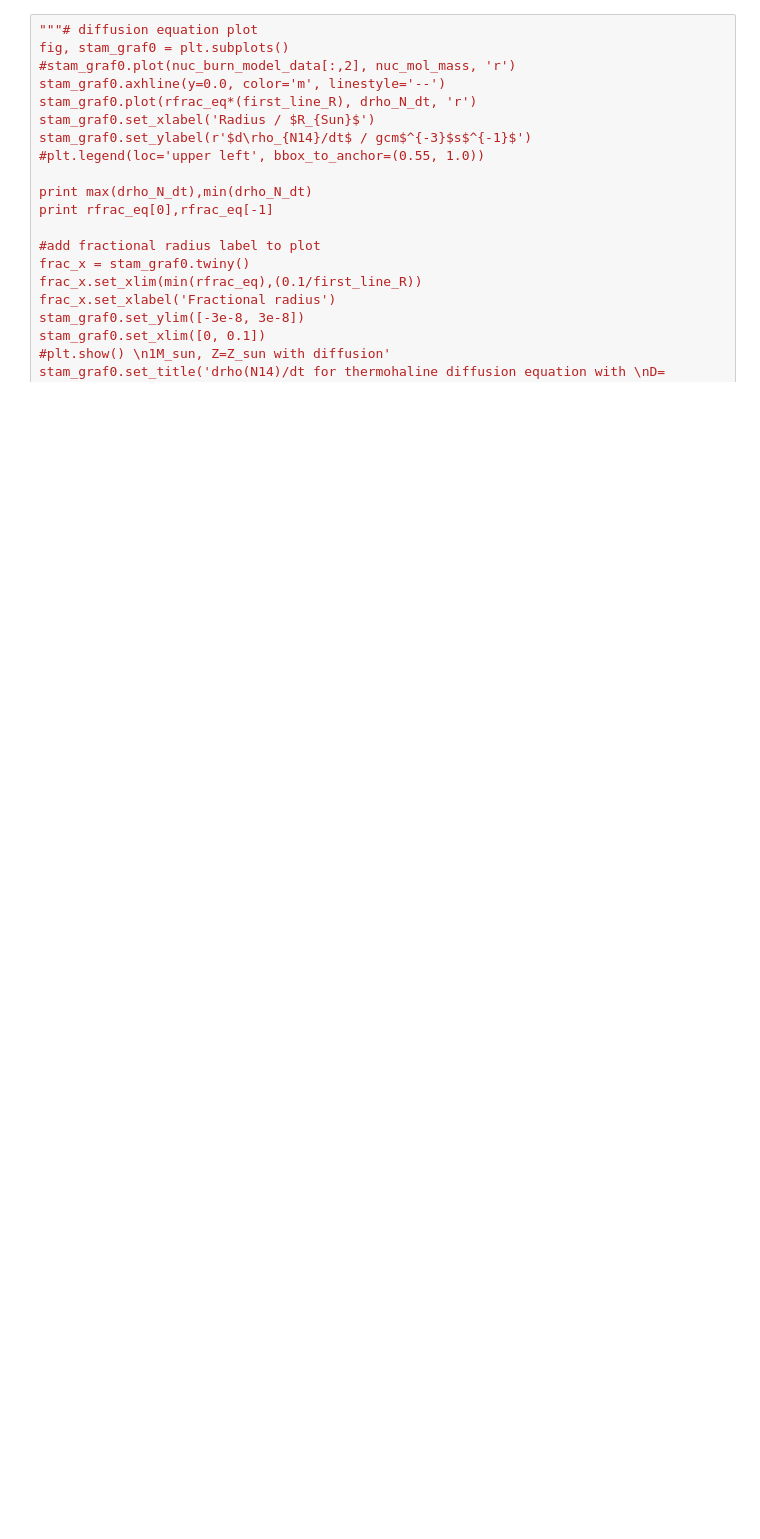
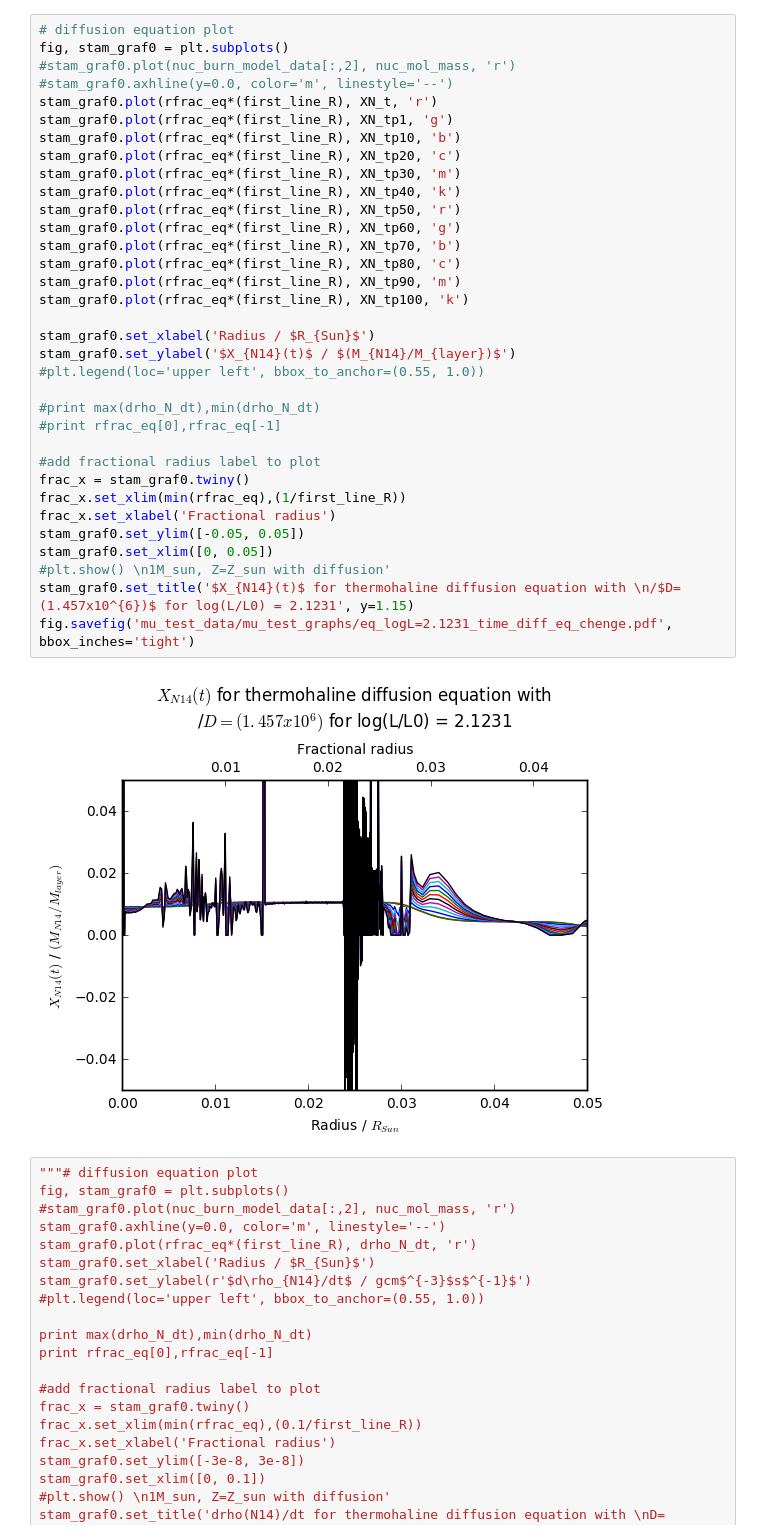
Before and after one commit to AlexlwAstro/phd_work, a Jupyter notebook: franec_stampe_plots.ipynb, the cells around one changed output. Drawn from its saved outputs; the diff is of its cells as text; blank space fills up the shorter version.

Commit message:
diff graphs

```diff
--- a/franec_stampe_plots.ipynb
+++ b/franec_stampe_plots.ipynb
@@ -291,6 +306,42 @@ model data:  (1424L, 16L) (430L, 16L)
 179
 1421
 1421
+# %%
+# diffusion equation plot
+fig, stam_graf0 = plt.subplots()
+#stam_graf0.plot(nuc_burn_model_data[:,2], nuc_mol_mass, 'r')
+#stam_graf0.axhline(y=0.0, color='m', linestyle='--')
+stam_graf0.plot(rfrac_eq*(first_line_R), XN_t, 'r')
+stam_graf0.plot(rfrac_eq*(first_line_R), XN_tp1, 'g')
+stam_graf0.plot(rfrac_eq*(first_line_R), XN_tp10, 'b')
+stam_graf0.plot(rfrac_eq*(first_line_R), XN_tp20, 'c')
+stam_graf0.plot(rfrac_eq*(first_line_R), XN_tp30, 'm')
+stam_graf0.plot(rfrac_eq*(first_line_R), XN_tp40, 'k')
+stam_graf0.plot(rfrac_eq*(first_line_R), XN_tp50, 'r')
+stam_graf0.plot(rfrac_eq*(first_line_R), XN_tp60, 'g')
+stam_graf0.plot(rfrac_eq*(first_line_R), XN_tp70, 'b')
+stam_graf0.plot(rfrac_eq*(first_line_R), XN_tp80, 'c')
+stam_graf0.plot(rfrac_eq*(first_line_R), XN_tp90, 'm')
+stam_graf0.plot(rfrac_eq*(first_line_R), XN_tp100, 'k')
+
+stam_graf0.set_xlabel('Radius / $R_{Sun}$')
+stam_graf0.set_ylabel('$X_{N14}(t)$ / $(M_{N14}/M_{layer})$')
+#plt.legend(loc='upper left', bbox_to_anchor=(0.55, 1.0))
+
+#print max(drho_N_dt),min(drho_N_dt)
+#print rfrac_eq[0],rfrac_eq[-1]
+
+#add fractional radius label to plot
+frac_x = stam_graf0.twiny()
+frac_x.set_xlim(min(rfrac_eq),(1/first_line_R))
+frac_x.set_xlabel('Fractional radius')
+stam_graf0.set_ylim([-0.05, 0.05])
+stam_graf0.set_xlim([0, 0.05])
+#plt.show() \n1M_sun, Z=Z_sun with diffusion'
+stam_graf0.set_title('$X_{N14}(t)$ for thermohaline diffusion equation with \n/$D=(1.457x10^{6})$ for log(L/L0) = 2.1231', y=1.15)
+fig.savefig('mu_test_data/mu_test_graphs/eq_logL=2.1231_time_diff_eq_chenge.pdf', bbox_inches='tight')
+# %% [output]
+[figure, added]
 # %%
 """# diffusion equation plot
 fig, stam_graf0 = plt.subplots()
```
Also changed, not shown: parts of 1 cell of this notebook, 6 other files.
